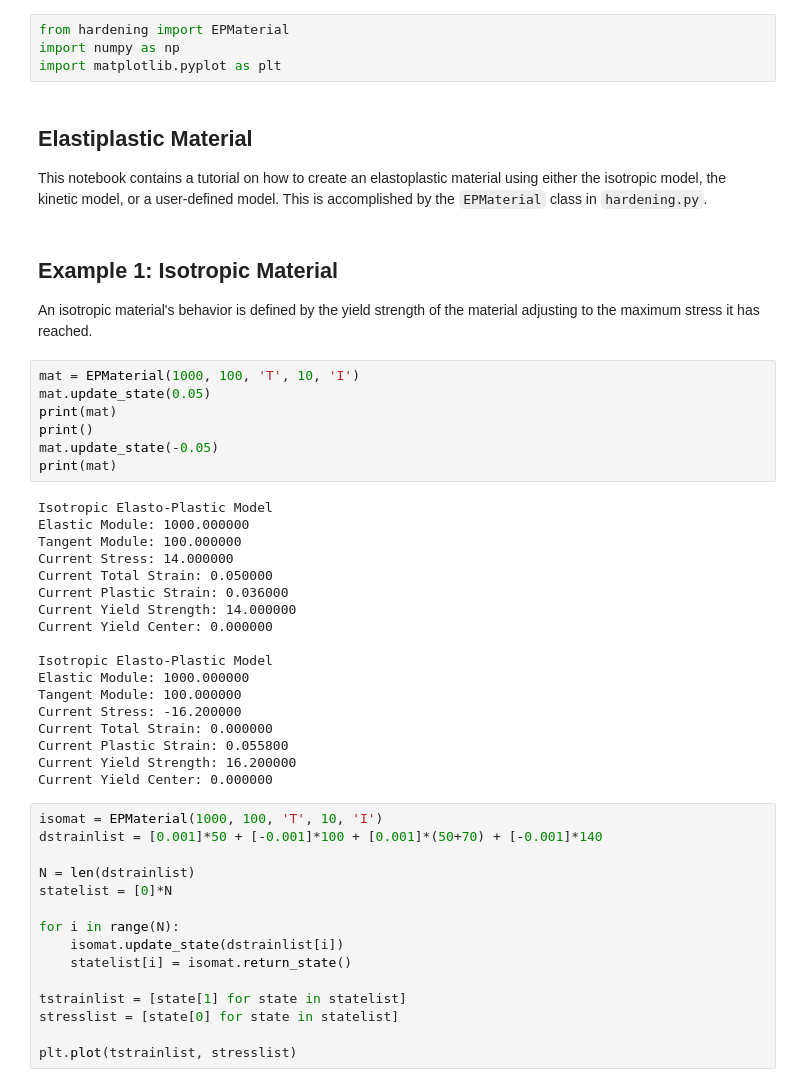
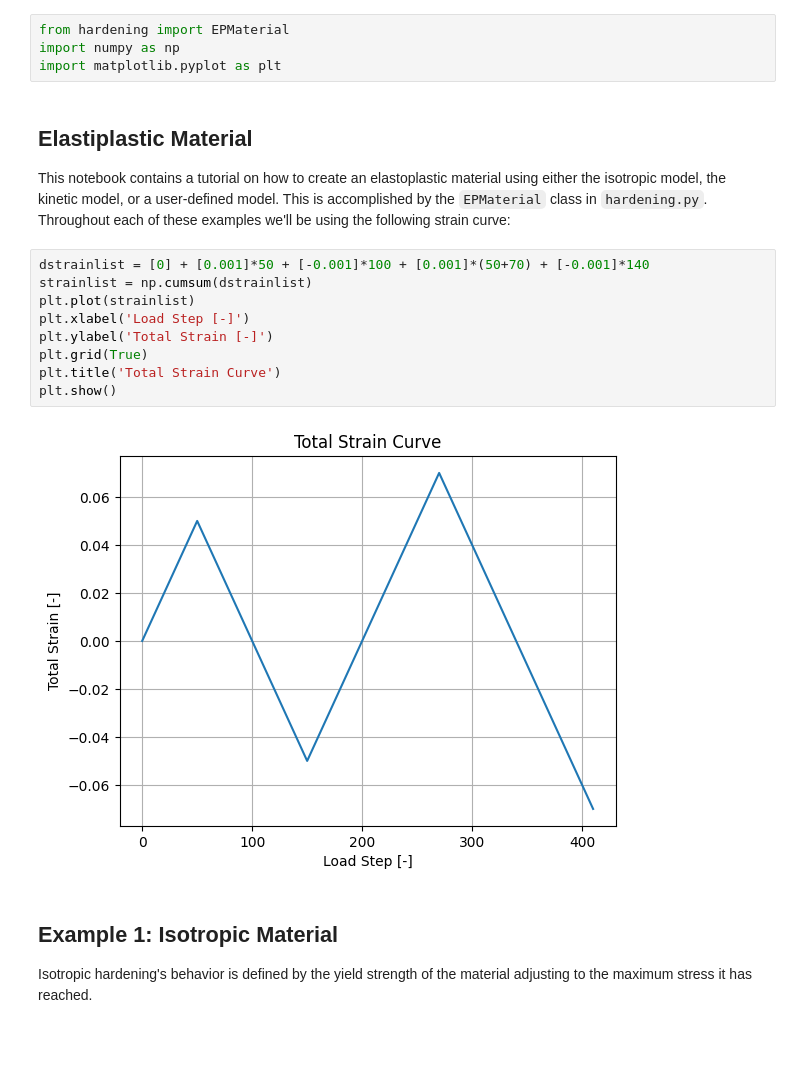
Before and after one commit to rtengle/me700-hw1, a Jupyter notebook: tutorials/hardening.ipynb, the cells around one changed output. Saved outputs shown, nothing was run; the diff lists cells and outputs as text; blank space fills up the shorter version.

Commit message:
Testing and tutorials complete with comments

````diff
--- a/tutorials/hardening.ipynb
+++ b/tutorials/hardening.ipynb
@@ -5,48 +5,19 @@ import matplotlib.pyplot as plt
 # %% [markdown]
 ## Elastiplastic Material
 
-This notebook contains a tutorial on how to create an elastoplastic material using either the isotropic model, the kinetic model, or a user-defined model. This is accomplished by the ```EPMaterial``` class in ```hardening.py```.
+This notebook contains a tutorial on how to create an elastoplastic material using either the isotropic model, the kinetic model, or a user-defined model. This is accomplished by the ```EPMaterial``` class in ```hardening.py```. Throughout each of these examples we'll be using the following strain curve:
+# %%
+dstrainlist = [0] + [0.001]*50 + [-0.001]*100 + [0.001]*(50+70) + [-0.001]*140
+strainlist = np.cumsum(dstrainlist)
+plt.plot(strainlist)
+plt.xlabel('Load Step [-]')
+plt.ylabel('Total Strain [-]')
+plt.grid(True)
+plt.title('Total Strain Curve')
+plt.show()
+# %% [output]
+[figure, added]
 # %% [markdown]
 ## Example 1: Isotropic Material
 
-An isotropic material's behavior is defined by the yield strength of the material adjusting to the maximum stress it has reached.
+Isotropic hardening's behavior is defined by the yield strength of the material adjusting to the maximum stress it has reached.
-# %%
-mat = EPMaterial(1000, 100, 'T', 10, 'I')
-mat.update_state(0.05)
-print(mat)
-print()
-mat.update_state(-0.05)
-print(mat)
-# %% [output]
-Isotropic Elasto-Plastic Model
-Elastic Module: 1000.000000
-Tangent Module: 100.000000
-Current Stress: 14.000000
-Current Total Strain: 0.050000
-Current Plastic Strain: 0.036000
-Current Yield Strength: 14.000000
-Current Yield Center: 0.000000
-
-Isotropic Elasto-Plastic Model
-Elastic Module: 1000.000000
-Tangent Module: 100.000000
-Current Stress: -16.200000
-Current Total Strain: 0.000000
-Current Plastic Strain: 0.055800
-Current Yield Strength: 16.200000
-Current Yield Center: 0.000000
-# %%
-isomat = EPMaterial(1000, 100, 'T', 10, 'I')
-dstrainlist = [0.001]*50 + [-0.001]*100 + [0.001]*(50+70) + [-0.001]*140
-
-N = len(dstrainlist)
-statelist = [0]*N
-
-for i in range(N):
-    isomat.update_state(dstrainlist[i])
-    statelist[i] = isomat.return_state()
-
-tstrainlist = [state[1] for state in statelist]
-stresslist = [state[0] for state in statelist]
-
-plt.plot(tstrainlist, stresslist)
````
Also changed, not shown: parts of 15 cells of this notebook, 4 other files.
